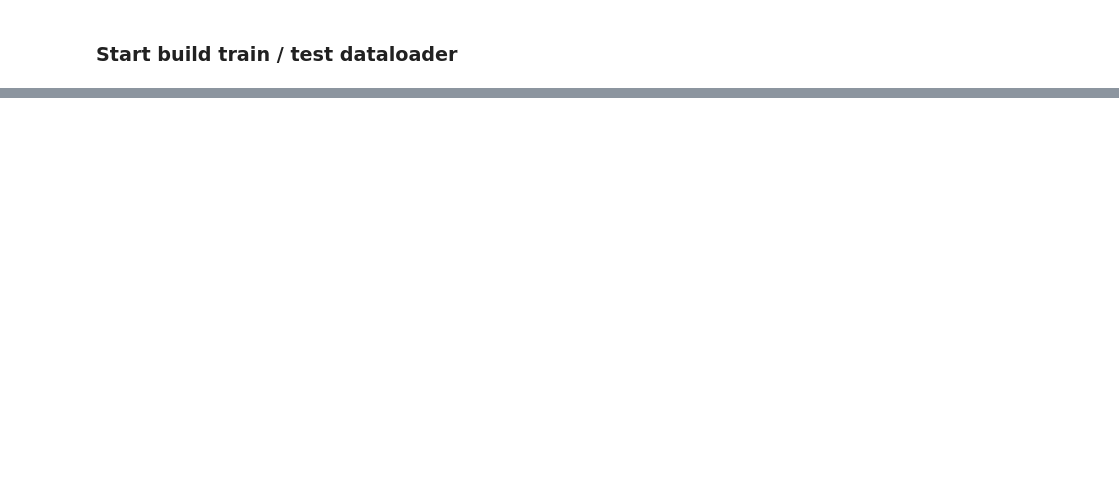
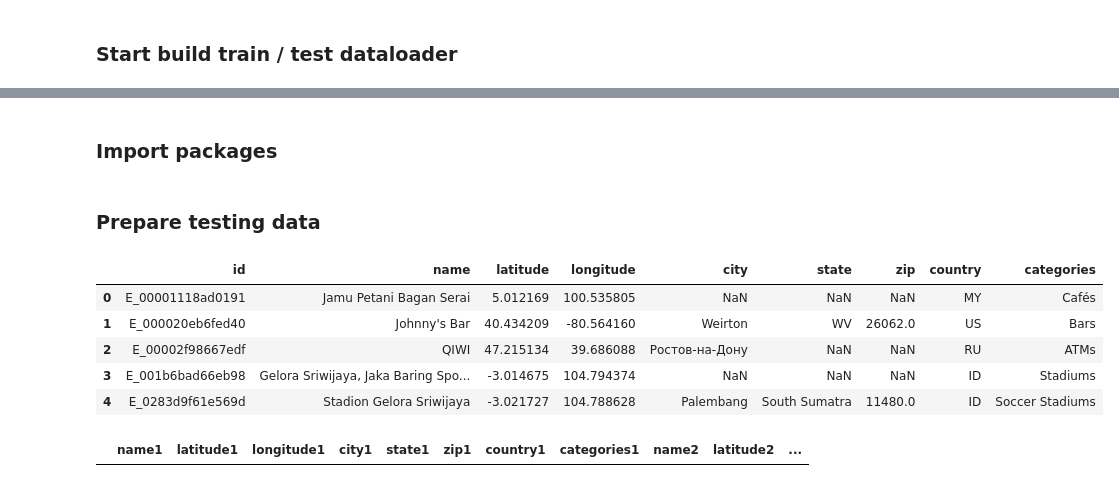
Before and after one commit to Aquarium1222/Foursquare_Location-Matching, a Jupyter notebook: SimNetwork.ipynb, the cells around one changed output, grey strips where cells are left out. Cells and saved outputs as stored; diff of their text form; code cells hidden in the pictures; blank space fills up the shorter version.

```diff
--- a/SimNetwork.ipynb
+++ b/SimNetwork.ipynb
@@ -11,10 +11,15 @@ from translate import Translation
 class cfg:
     TRAINING_DATA_PATH = './data/train.csv'
     TRAINING_PAIRS_PATH = './data/train_pairs.csv'
+    TESTING_DATA_PATH = './data/test.csv'
     PAIRS_LABEL_PATH = './data/pairs_label.csv'
+    MODEL_PATH = './checkpoint/checkpoint_10.pt'
     CHOICE_FEATURE = ['name', 'latitude', 'longitude', 'city', 'state', 'zip', 'country', 'categories']
 
     RAND_SEED = 3
     TEST_SIZE = 0.2
+    CHUNK_SIZE = 10000
+    LOG_STEPS = 10
 
     BATCH_SIZE = 64
+    LR = 0.0002
@@ -353,0 +594,2 @@ test_loader = make_dataloader(matching_dataset, test_indices, cfg.BATCH_SIZE)
+# %% [markdown]
+### Import packages
@@ -353,0 +600,13 @@ test_loader = make_dataloader(matching_dataset, test_indices, cfg.BATCH_SIZE)
+# %% [markdown]
+### Prepare testing data
+# %%
+test_df = pd.read_csv(cfg.TESTING_DATA_PATH)
+test_df = test_df[['id'] + cfg.CHOICE_FEATURE]
+test_df.head()
+# %% [output]
+|  | id | name | latitude | longitude | city | state | zip | country | categories |
+| 0 | E_00001118ad0191 | Jamu Petani Bagan Serai | 5.012169 | 100.535805 | NaN | NaN | NaN | MY | Cafés |
+| 1 | E_000020eb6fed40 | Johnny's Bar | 40.434209 | -80.564160 | Weirton | WV | 26062.0 | US | Bars |
+| 2 | E_00002f98667edf | QIWI | 47.215134 | 39.686088 | Ростов-на-Дону | NaN | NaN | RU | ATMs |
+| 3 | E_001b6bad66eb98 | Gelora Sriwijaya, Jaka Baring Spo... | -3.014675 | 104.794374 | NaN | NaN | NaN | ID | Stadiums |
+| 4 | E_0283d9f61e569d | Stadion Gelora Sriwijaya | -3.021727 | 104.788628 | Palembang | South Sumatra | 11480.0 | ID | Soccer Stadiums |
@@ -353,0 +628,5 @@ test_loader = make_dataloader(matching_dataset, test_indices, cfg.BATCH_SIZE)
+# %%
+pair_df = pd.DataFrame(columns=pair1_cols + pair2_cols)
+pair_df
+# %% [output]
+|  | name1 | latitude1 | longitude1 | city1 | state1 | zip1 | country1 | categories1 | name2 | latitude2 | ... |
```
Also changed, not shown: parts of 46 cells of this notebook, 12 other files.
